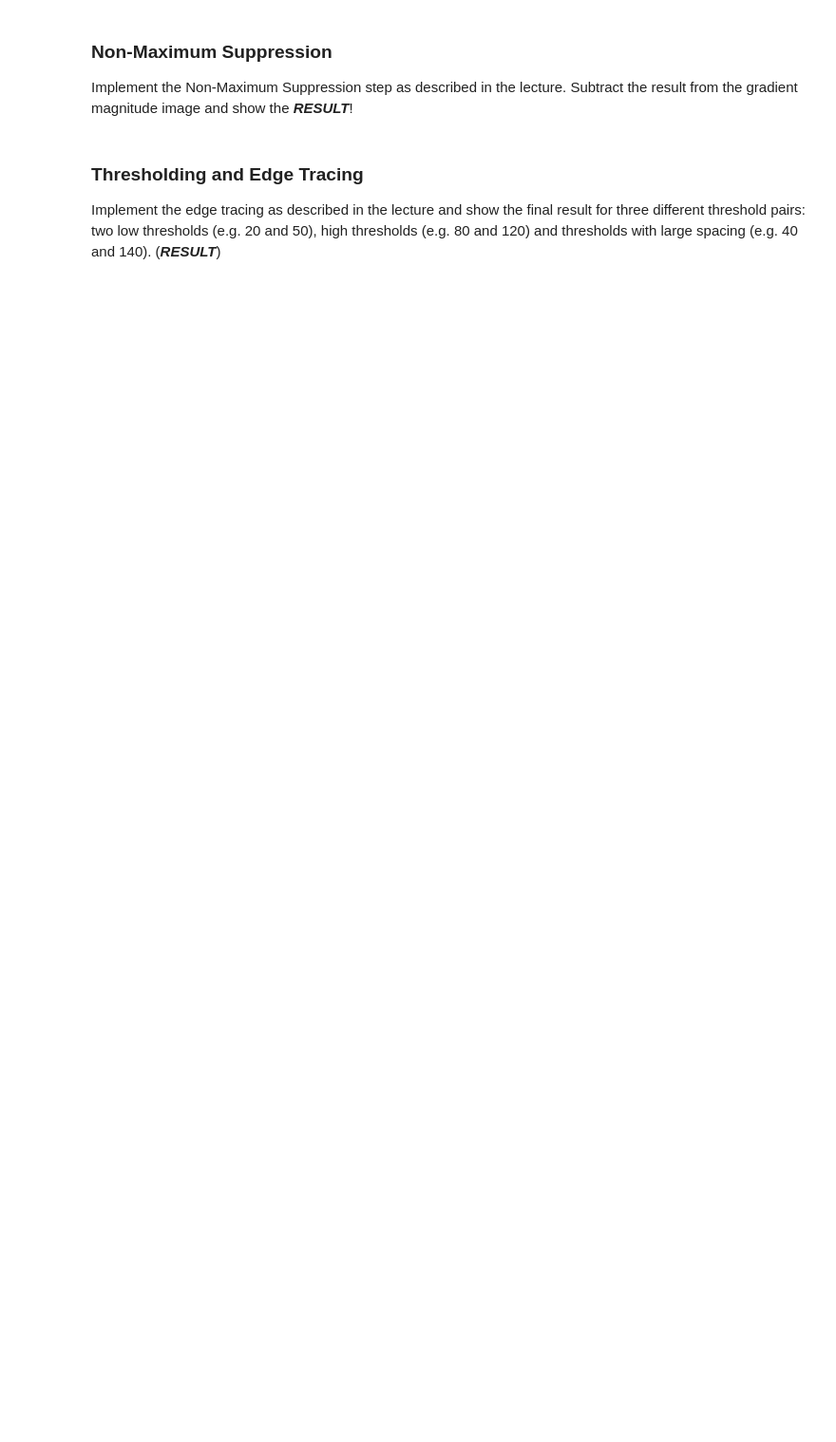
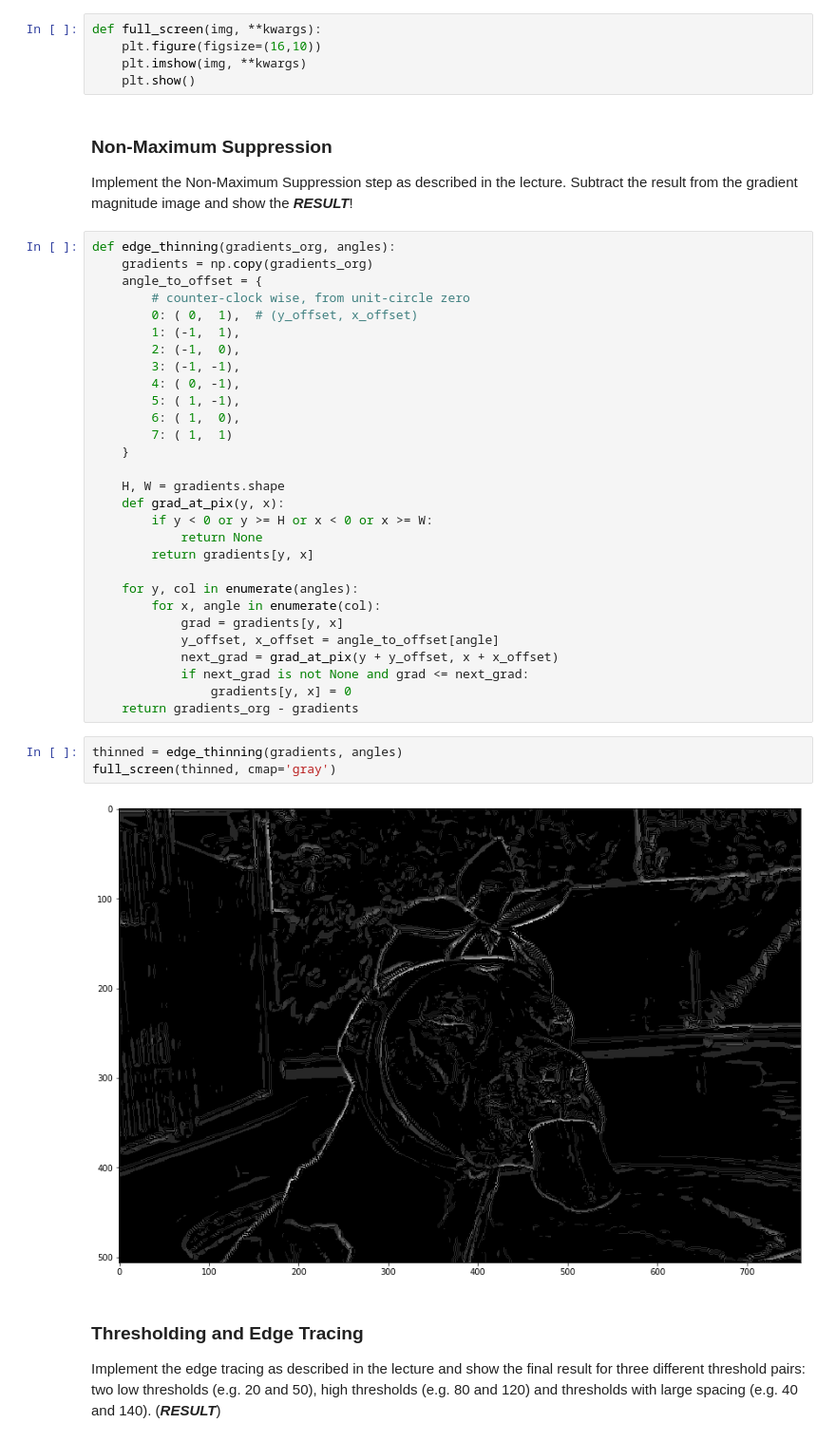
Before and after one commit to AbdBarho/CV19-20, a Jupyter notebook: 02_convolution_canny.ipynb, the cells around one changed output. Shown at 95% size. Cells and saved outputs as stored; diff of their text form; blank space fills up the shorter version.

```diff
--- a/02_convolution_canny.ipynb
+++ b/02_convolution_canny.ipynb
@@ -167,6 +192,45 @@ If you haven't yet: smooth the image with a Gaussian of your choice. Then use th
+# %%
+def full_screen(img, **kwargs):
+    plt.figure(figsize=(16,10))
+    plt.imshow(img, **kwargs)
+    plt.show()
 # %% [markdown]
 ### Non-Maximum Suppression
 Implement the Non-Maximum Suppression step as described in the lecture. Subtract the result from the gradient magnitude image and show the ***RESULT***!
+# %%
+def edge_thinning(gradients_org, angles):
+    gradients = np.copy(gradients_org)
+    angle_to_offset = {
+        # counter-clock wise, from unit-circle zero
+        0: ( 0,  1),  # (y_offset, x_offset)
+        1: (-1,  1),
+        2: (-1,  0),
+        3: (-1, -1),
+        4: ( 0, -1),
+        5: ( 1, -1),
+        6: ( 1,  0),
+        7: ( 1,  1)
+    }
+
+    H, W = gradients.shape
+    def grad_at_pix(y, x):
+        if y < 0 or y >= H or x < 0 or x >= W:
+            return None
+        return gradients[y, x]
+
+    for y, col in enumerate(angles):
+        for x, angle in enumerate(col):
+            grad = gradients[y, x]
+            y_offset, x_offset = angle_to_offset[angle]
+            next_grad = grad_at_pix(y + y_offset, x + x_offset)
+            if next_grad is not None and grad <= next_grad:
+                gradients[y, x] = 0
+    return gradients_org - gradients
+# %%
+thinned = edge_thinning(gradients, angles)
+full_screen(thinned, cmap='gray')
+# %% [output]
+[figure, added]
 # %% [markdown]
 ### Thresholding and Edge Tracing
 Implement the edge tracing as described in the lecture and show the final result for three different threshold pairs: two low thresholds (e.g. 20 and 50), high thresholds (e.g. 80 and 120) and thresholds with large spacing (e.g. 40 and 140). (***RESULT***)
```
Also changed, not shown: parts of 3 cells of this notebook, 1 other file.
